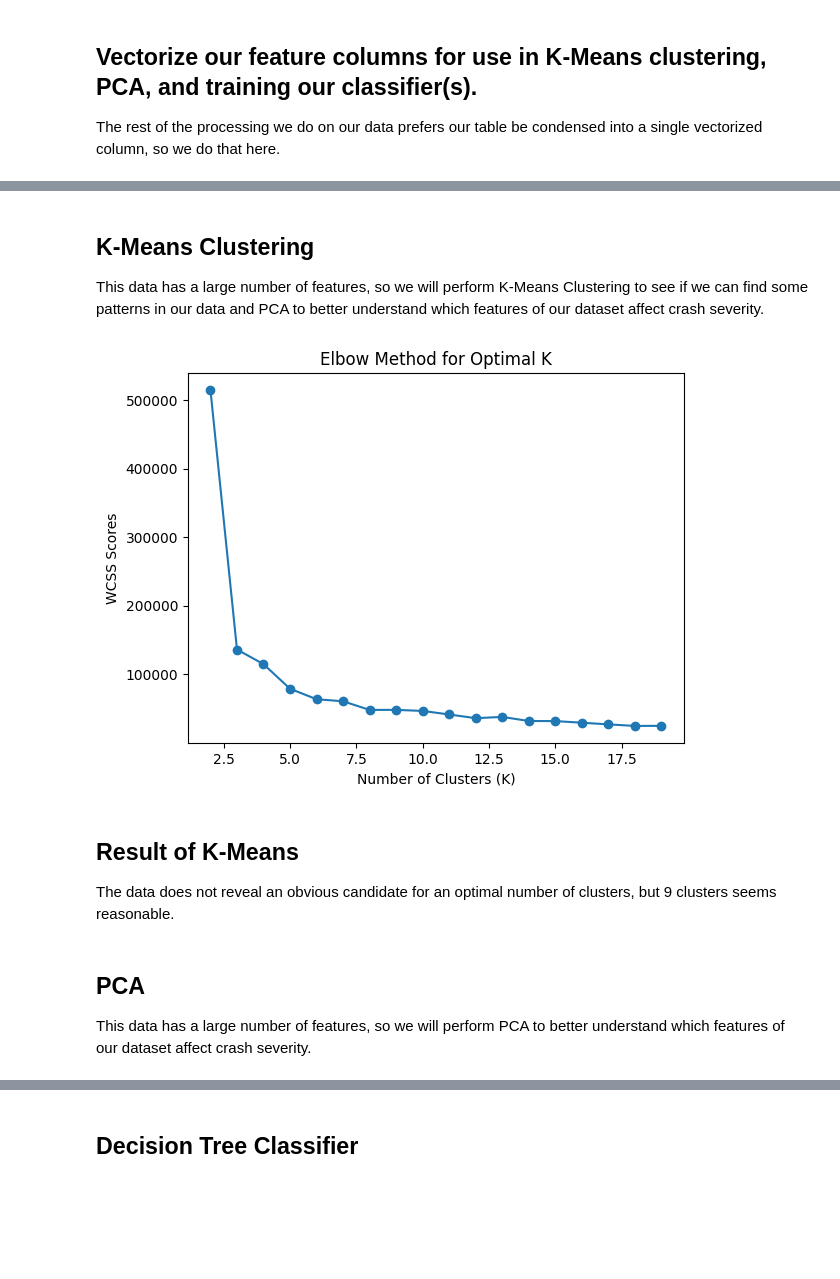
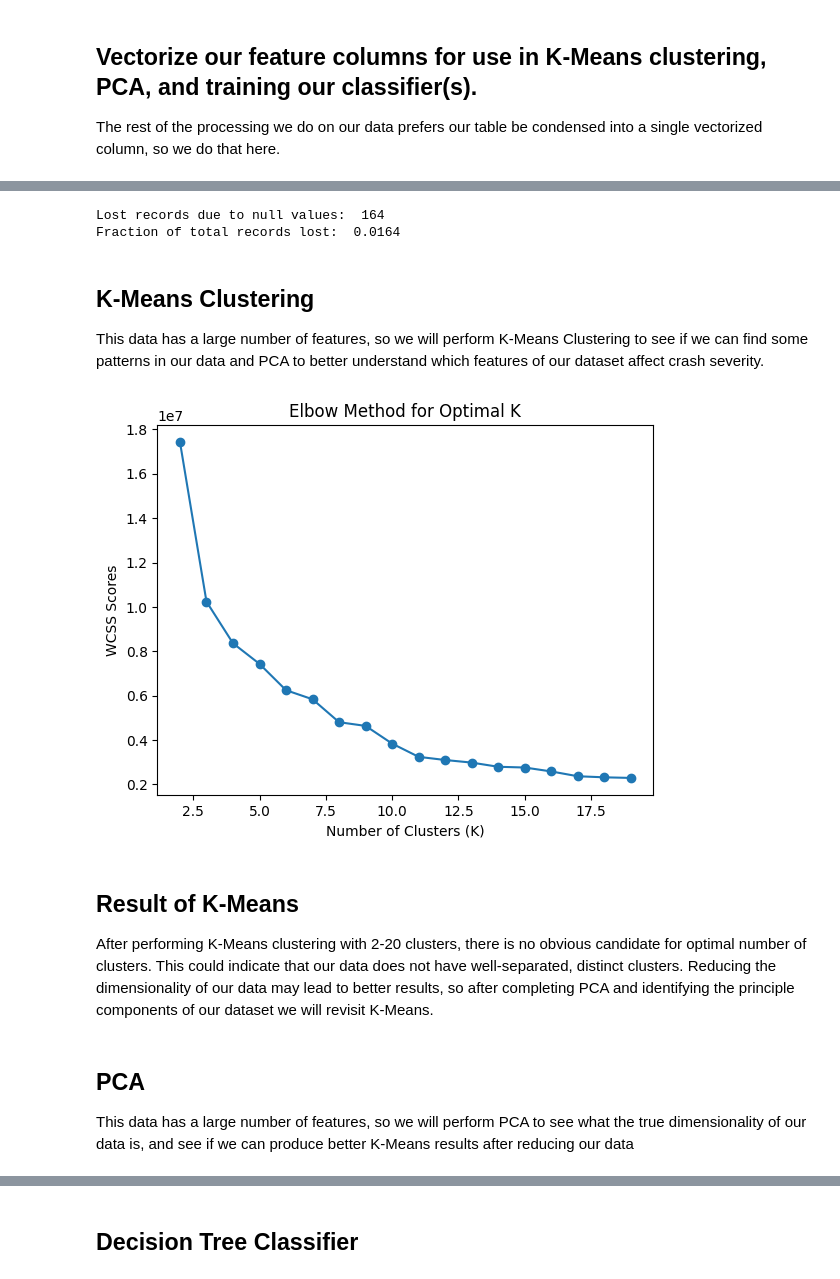
Before and after one commit to salvatorie/ds410-crashlytics, a Jupyter notebook: crashlytics.ipynb, the cells around one changed output, grey strips where cells are left out. Cells and saved outputs as stored; diff of their text form; code cells hidden in the pictures; blank space fills up the shorter version.

```diff
--- a/crashlytics.ipynb
+++ b/crashlytics.ipynb
@@ -130,5 +138,4 @@ cleaned_df = vectorizedWeatherDf.drop("Description", "Weather_Condition", "desc_
 # %% [markdown]
 ### Handle null values
 # %%
-cleaned_df = cleaned_df.fillna({"Wind_Chill(F)": 0, "Precipitation(in)": 0, "Wind_Speed(mph)": 0})
-cleaned_df.show(1000)
+cleanedDf = cleanedDf.fillna({"Wind_Chill(F)": 0, "Precipitation(in)": 0, "Wind_Speed(mph)": 0})
@@ -186,3 +146,15 @@ print(assembled_data.count())
+# %%
+columnNames = cleanedDf.columns
+#Ignore reamining null values
+assembler = VectorAssembler(inputCols=columnNames, outputCol="features", handleInvalid="skip")
+vectorizedData = assembler.transform(cleanedDf)
+
+lostRecordCount = cleanedDf.count() - vectorizedData.count()
+print("Lost records due to null values: ", lostRecordCount)
+print("Fraction of total records lost: ", lostRecordCount/cleanedDf.count())
+# %% [output]
+Lost records due to null values:  164
+Fraction of total records lost:  0.0164
 # %% [markdown]
 ## K-Means Clustering
 
@@ -196,9 +168,6 @@ def fit_kmeans(df_input,num_cluster_centers=3):
 
   clustered_data = model.transform(df_input)
 
-  evaluator = ClusteringEvaluator()
-  silhouette_score = evaluator.evaluate(clustered_data)
-
   wcss = model.summary.trainingCost
 
-  return clustered_data, silhouette_score, wcss
+  return clustered_data, wcss
@@ -226,26 +174,24 @@ def visualize_clusters_2D(clustered_data, feature_1, feature_2,  num_cluster_cen
 # %%
-k_values = range(2, 20)  # Example: Try K from 2 to 10
-
-silhouette_scores = []
+kValues = range(2, 20)
 wcss_scores = []
 
-for k in k_values:
-  clustered_data, silhouette_score, wcss = fit_kmeans(assembled_data,num_cluster_centers=k)
-  silhouette_scores.append(silhouette_score)
+for k in kValues:
+  clustered_data, wcss = fit_kmeans(vectorizedData,num_cluster_centers=k)
   wcss_scores.append(wcss)
 # %%
-plt.plot(k_values, wcss_scores, marker='o')
+plt.plot(kValues, wcss_scores, marker='o')
 plt.title("Elbow Method for Optimal K")
 plt.xlabel("Number of Clusters (K)")
 plt.ylabel("WCSS Scores")
 plt.show()
 # %% [output]
-[figure, old version]
+[figure, new version]
-# %% [markdown]
-## Result of K-Means
-The data does not reveal an obvious candidate for an optimal number of clusters, but 9 clusters seems reasonable.
+# %% [markdown]
+## Result of K-Means
+
+After performing K-Means clustering with 2-20 clusters, there is no obvious candidate for optimal number of clusters. This could indicate that our data does not have well-separated, distinct clusters. Reducing the dimensionality of our data may lead to better results, so after completing PCA and identifying the principle components of our dataset we will revisit K-Means.
 # %% [markdown]
 ## PCA
 
-This data has a large number of features, so we will perform PCA to better understand which features of our dataset affect crash severity.
+This data has a large number of features, so we will perform PCA to see what the true dimensionality of our data is, and see if we can produce better K-Means results after reducing our data
 # %%
```
Also changed, not shown: parts of 25 cells of this notebook, 3 other files.
